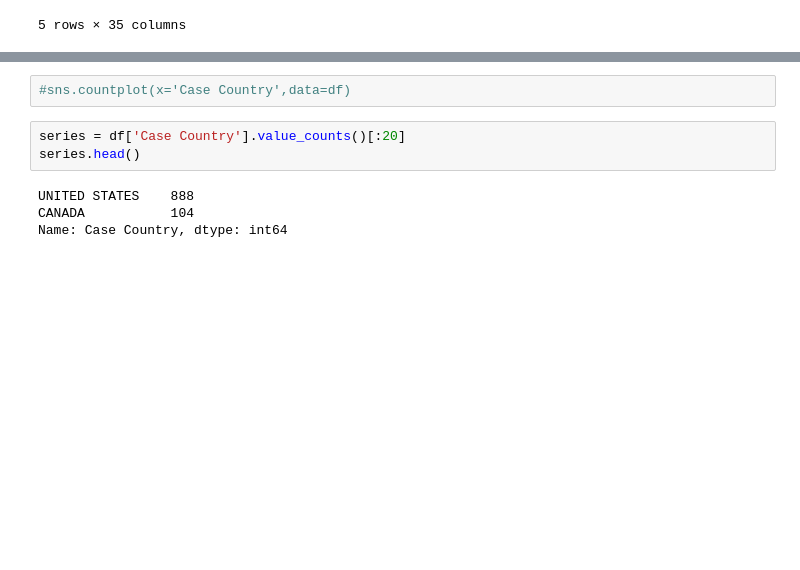
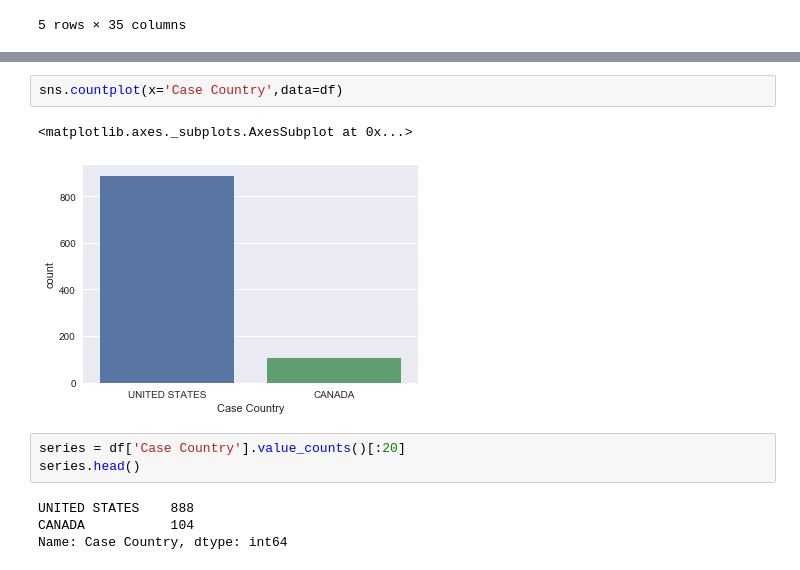
Before and after one commit to IntelliTree/PgDataApp, a Jupyter notebook: PGEDA.ipynb, the cells around one changed output, grey strips where cells are left out. Cells and saved outputs as stored; diff of their text form; blank space fills up the shorter version.

```diff
--- a/PGEDA.ipynb
+++ b/PGEDA.ipynb
@@ -58,7 +64,10 @@ df['Case Contact Method'].value_counts().iplot(kind='bar', yTitle='Count', title
 # %% [output]
 [interactive output not drawn]
 # %%
-#sns.countplot(x='Case Country',data=df)
+sns.countplot(x='Case Country',data=df)
+# %% [output]
+<matplotlib.axes._subplots.AxesSubplot at 0x...>
+[figure, added]
 # %%
 series = df['Case Country'].value_counts()[:20]
 series.head()
```
Also changed, not shown: parts of 9 cells of this notebook.
